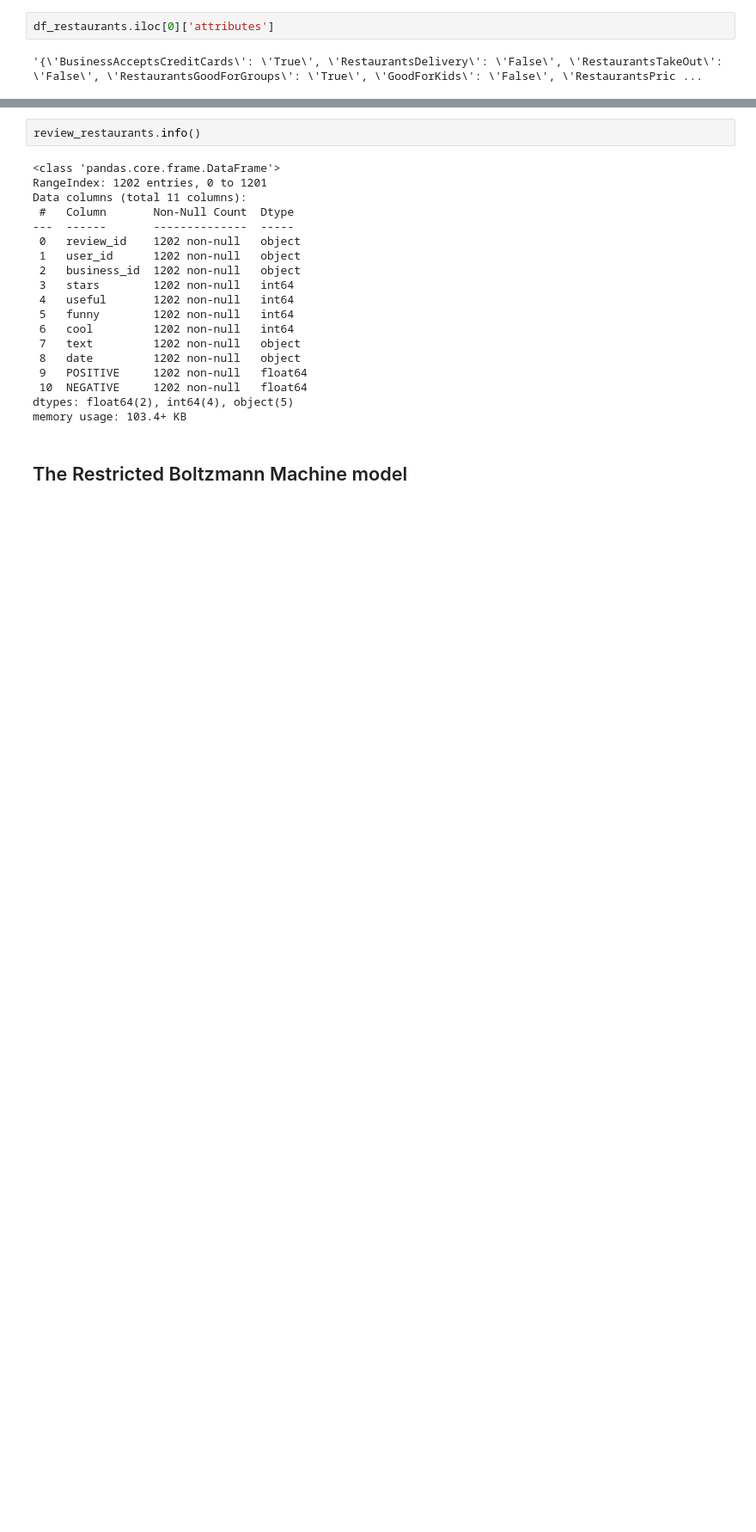
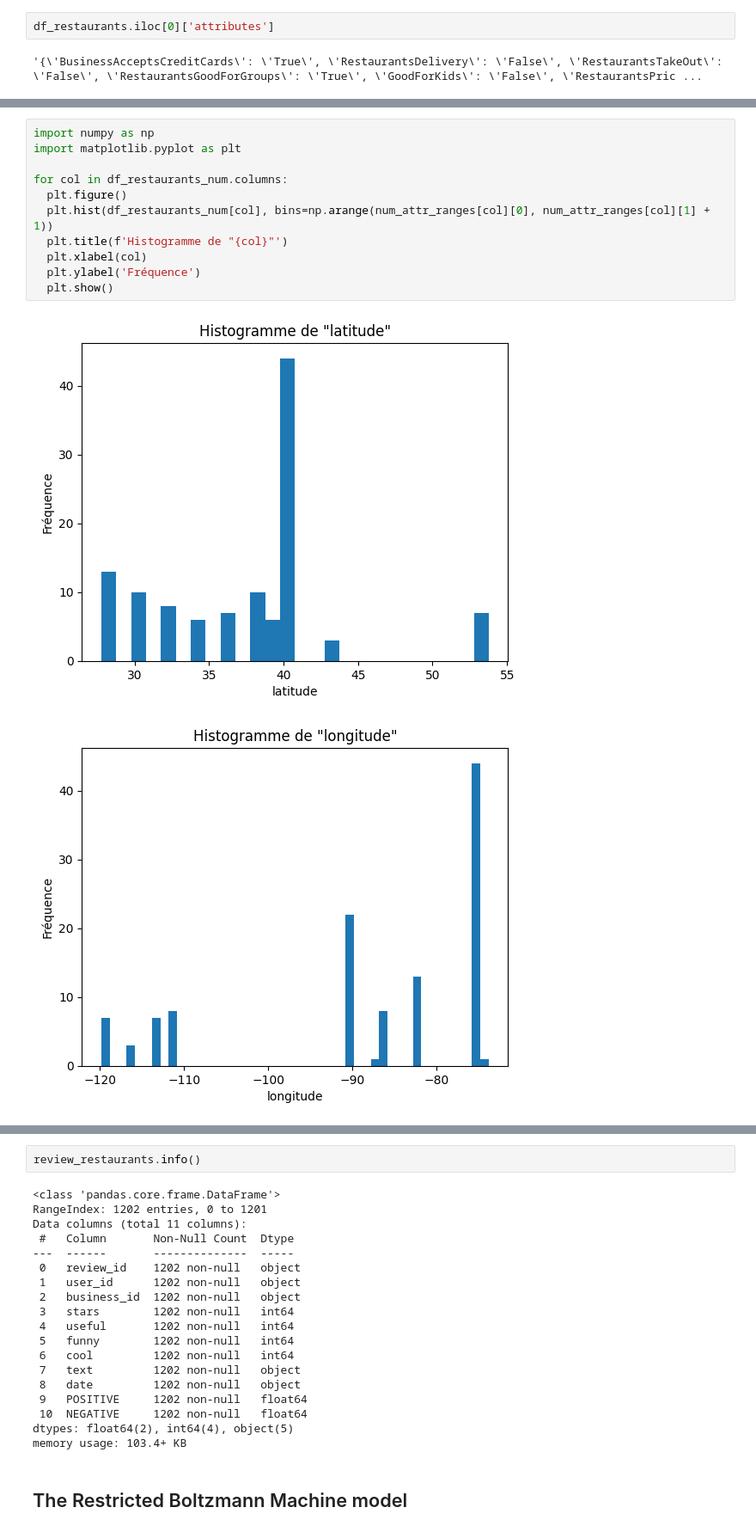
Before and after one commit to uribalb/PlacesRecommender, a Jupyter notebook: EDA_DP/YelpUsersRestaurants.ipynb, the cells around one changed output, grey strips where cells are left out. Shown at 86% size. Drawn from its saved outputs; the diff is of its cells as text; blank space fills up the shorter version.

```diff
--- a/EDA_DP/YelpUsersRestaurants.ipynb
+++ b/EDA_DP/YelpUsersRestaurants.ipynb
@@ -60,0 +111,14 @@ df_restaurants.iloc[0]['attributes']
+# %%
+import numpy as np
+import matplotlib.pyplot as plt
+
+for col in df_restaurants_num.columns:
+  plt.figure()
+  plt.hist(df_restaurants_num[col], bins=np.arange(num_attr_ranges[col][0], num_attr_ranges[col][1] + 1))
+  plt.title(f'Histogramme de "{col}"')
+  plt.xlabel(col)
+  plt.ylabel('Fréquence')
+  plt.show()
+# %% [output]
+[figure, added]
+[figure, added]
```
Also changed, not shown: parts of 73 cells of this notebook.
